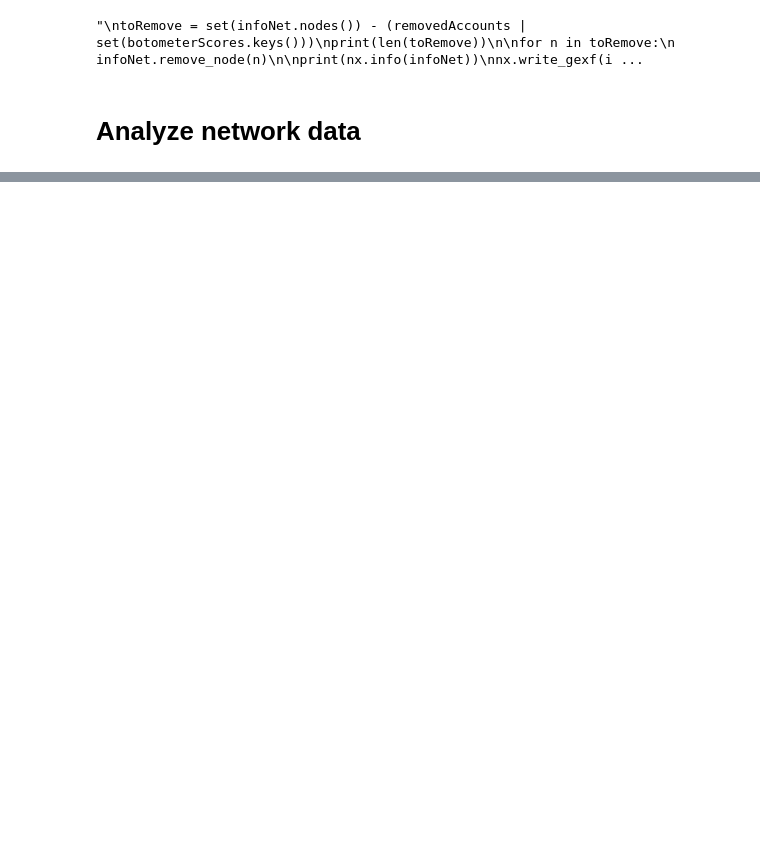
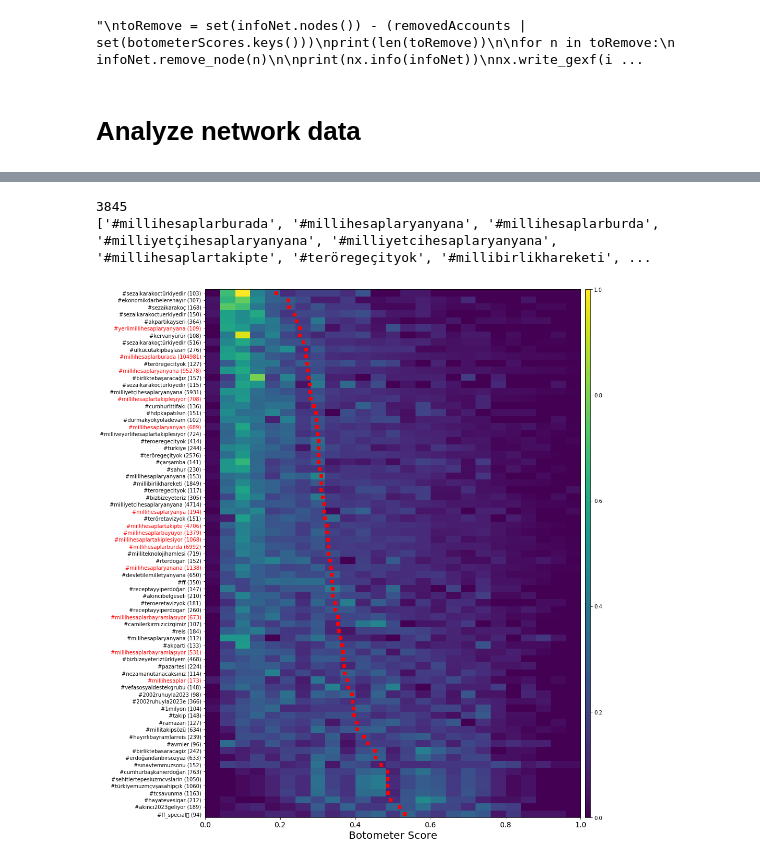
Before and after one commit to ViralLab/SICSS_Tutorial, a Jupyter notebook: notebooks/4_analyze-twitter-networks.ipynb, the cells around one changed output, grey strips where cells are left out. Saved outputs shown, nothing was run; the diff lists cells and outputs as text; code cells hidden in the pictures; blank space fills up the shorter version.

```diff
--- a/notebooks/4_analyze-twitter-networks.ipynb
+++ b/notebooks/4_analyze-twitter-networks.ipynb
@@ -192,0 +273,49 @@ Average out degree:   2.8740
+# %%
+# Who shares what?
+
+hashtagFreq = {n:0 for n in uhNet.nodes() if n[0] == '#'}
+for m,n,d in uhNet.edges(data=True):
+    if m[0] == '#':
+        hashtagFreq[m] += d['weight']
+    if n[0] == '#':
+        hashtagFreq[n] += d['weight']
+print(len(hashtagFreq))
+
+topHashtags = sorted(hashtagFreq, key=hashtagFreq.get, reverse=True)[:75]
+print(topHashtags)
+
+htagBotDist = {h:list() for h in topHashtags}
+for i,h in enumerate(topHashtags):
+    for u in uhNet.neighbors(h):
+        if screenname2id[u] in botometerScores:
+            htagBotDist[h].append(botometerScores[screenname2id[u]]['scores']['universal'])
+
+nBins = 25
+dataM = np.zeros((len(topHashtags), nBins))
+yvals = list()
+for i,h in enumerate(sorted(htagBotDist, key=lambda k: np.mean(htagBotDist[k]), reverse=True)):
+    vals, bins = np.histogram(htagBotDist[h], bins=np.linspace(0,1,nBins+1))
+    dataM[i,:] = vals / np.sum(vals)
+    yvals.append(h)
+
+
+fig = plt.figure(figsize=(15,15))
+plt.imshow(dataM, interpolation='nearest', aspect='auto', origin='lower', extent=[0,1,-0.5,len(yvals)-0.5])
+plt.scatter([np.mean(htagBotDist[h]) for h in yvals], range(len(yvals)), color='r', marker='s')
+_ = plt.yticks(range(len(yvals)), ['{} ({})'.format(y, hashtagFreq[y]) for y in yvals])
+plt.ylim(-0.5,len(yvals)-0.5)
+
+plt.xticks(fontsize=14)
+plt.xlabel('Botometer Score', fontsize=20)
+for ytick in plt.gca().get_yticklabels():
+    if 'millihesap' in str(ytick):
+        ytick.set_color("red")
+
+plt.colorbar(aspect=100, pad=0.01)
+plt.tight_layout()
+
+plt.savefig('../figures/demo-hashtag-botscore-dist.pdf', bbox_inches = "tight", transparent=True, dpi=300)
+# %% [output]
+3845
+['#millihesaplarburada', '#millihesaplaryanyana', '#millihesaplarburda', '#milliyetçihesaplaryanyana', '#milliyetcihesaplaryanyana', '#millihesaplartakipte', '#teröregeçityok', '#millibirlikhareketi', ...
+[figure, added]
```
Also changed, not shown: parts of 8 cells of this notebook, 15 other files.
